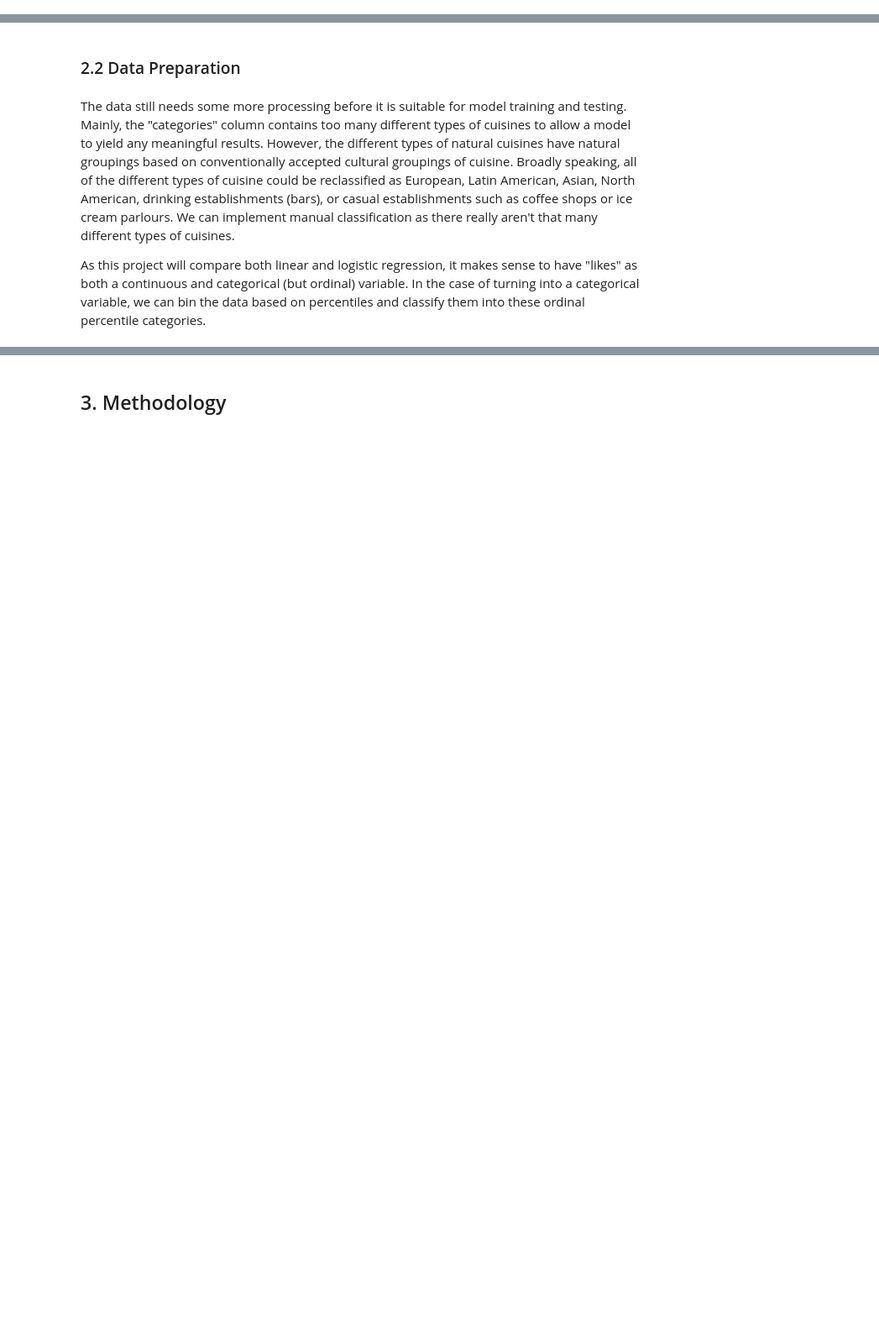
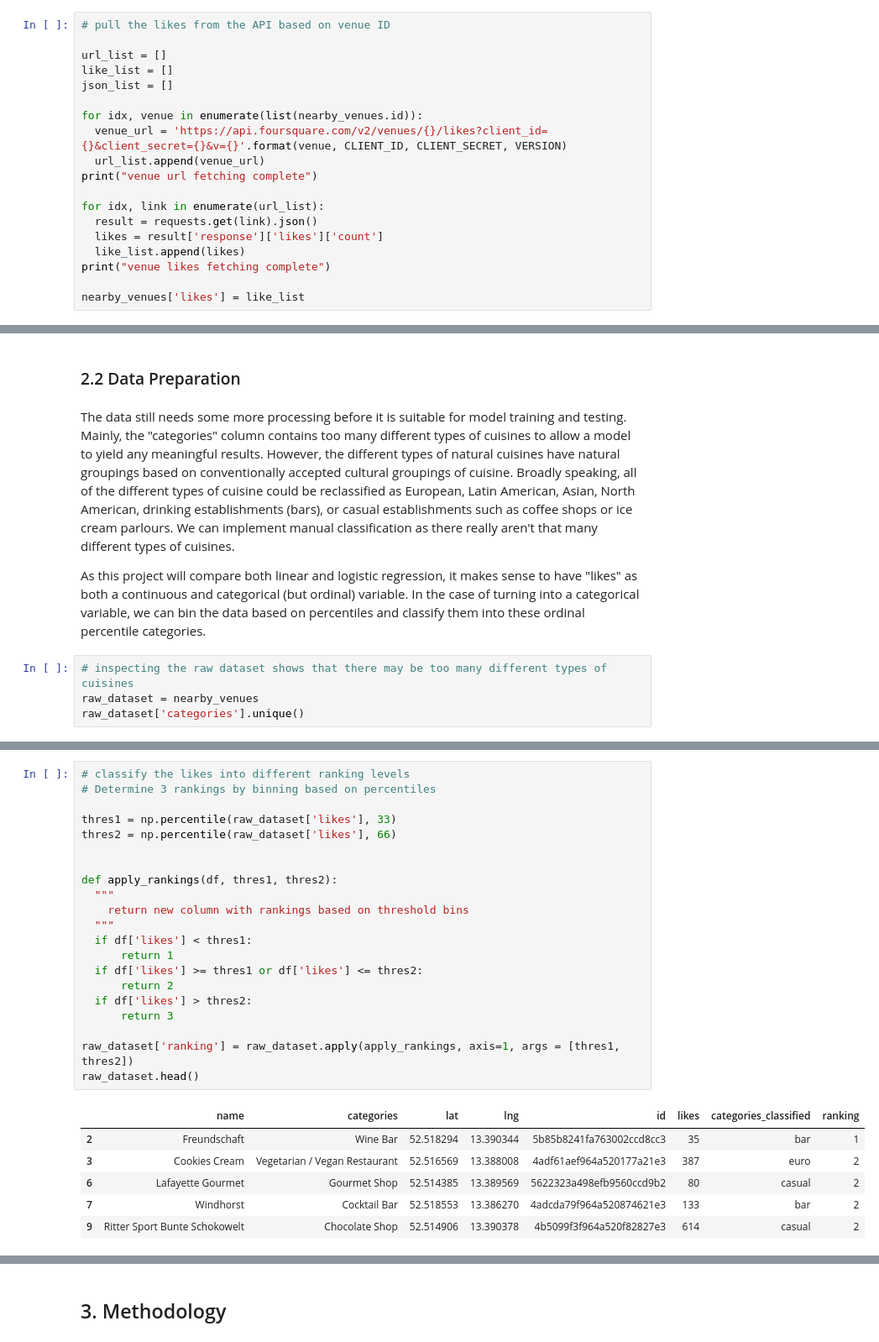
Before and after one commit to Hartgekocht/Coursera_Data_Science, a Jupyter notebook: Coursera_Final_Exam.ipynb, the cells around one changed output, grey strips where cells are left out. Shown: that part at 84% size. Cells and saved outputs as stored; diff of their text form; blank space fills up the shorter version.

```diff
--- a/Coursera_Final_Exam.ipynb
+++ b/Coursera_Final_Exam.ipynb
@@ -22,0 +148,19 @@ The "id" is an important column as it will allow us to further pull the "likes"
+# %%
+# pull the likes from the API based on venue ID
+
+url_list = []
+like_list = []
+json_list = []
+
+for idx, venue in enumerate(list(nearby_venues.id)):
+  venue_url = 'https://api.foursquare.com/v2/venues/{}/likes?client_id={}&client_secret={}&v={}'.format(venue, CLIENT_ID, CLIENT_SECRET, VERSION)
+  url_list.append(venue_url)
+print("venue url fetching complete")
+
+for idx, link in enumerate(url_list):
+  result = requests.get(link).json()
+  likes = result['response']['likes']['count']
+  like_list.append(likes)
+print("venue likes fetching complete")
+
+nearby_venues['likes'] = like_list
@@ -26,3 +183,7 @@ The "id" is an important column as it will allow us to further pull the "likes"
 The data still needs some more processing before it is suitable for model training and testing. Mainly, the "categories" column contains too many different types of cuisines to allow a model to yield any meaningful results. However, the different types of natural cuisines have natural groupings based on conventionally accepted cultural groupings of cuisine. Broadly speaking, all of the different types of cuisine could be reclassified as European, Latin American, Asian, North American, drinking establishments (bars), or casual establishments such as coffee shops or ice cream parlours. We can implement manual classification as there really aren't that many different types of cuisines.
 
 As this project will compare both linear and logistic regression, it makes sense to have "likes" as both a continuous and categorical (but ordinal) variable. In the case of turning into a categorical variable, we can bin the data based on percentiles and classify them into these ordinal percentile categories.
+# %%
+# inspecting the raw dataset shows that there may be too many different types of cuisines
+raw_dataset = nearby_venues
+raw_dataset['categories'].unique()
@@ -28,0 +239,28 @@ As this project will compare both linear and logistic regression, it makes sense
+# %%
+# classify the likes into different ranking levels
+# Determine 3 rankings by binning based on percentiles
+
+thres1 = np.percentile(raw_dataset['likes'], 33)
+thres2 = np.percentile(raw_dataset['likes'], 66)
+
+
+def apply_rankings(df, thres1, thres2):
+  """
+    return new column with rankings based on threshold bins
+  """
+  if df['likes'] < thres1:
+      return 1
+  if df['likes'] >= thres1 or df['likes'] <= thres2:
+      return 2
+  if df['likes'] > thres2:
+      return 3
+
+raw_dataset['ranking'] = raw_dataset.apply(apply_rankings, axis=1, args = [thres1, thres2])
+raw_dataset.head()
+# %% [output]
+|  | name | categories | lat | lng | id | likes | categories_classified | ranking |
+| 2 | Freundschaft | Wine Bar | 52.518294 | 13.390344 | 5b85b8241fa763002ccd8cc3 | 35 | bar | 1 |
+| 3 | Cookies Cream | Vegetarian / Vegan Restaurant | 52.516569 | 13.388008 | 4adf61aef964a520177a21e3 | 387 | euro | 2 |
+| 6 | Lafayette Gourmet | Gourmet Shop | 52.514385 | 13.389569 | 5622323a498efb9560ccd9b2 | 80 | casual | 2 |
+| 7 | Windhorst | Cocktail Bar | 52.518553 | 13.386270 | 4adcda79f964a520874621e3 | 133 | bar | 2 |
+| 9 | Ritter Sport Bunte Schokowelt | Chocolate Shop | 52.514906 | 13.390378 | 4b5099f3f964a520f82827e3 | 614 | casual | 2 |
```
Also changed, not shown: parts of 28 cells of this notebook.
